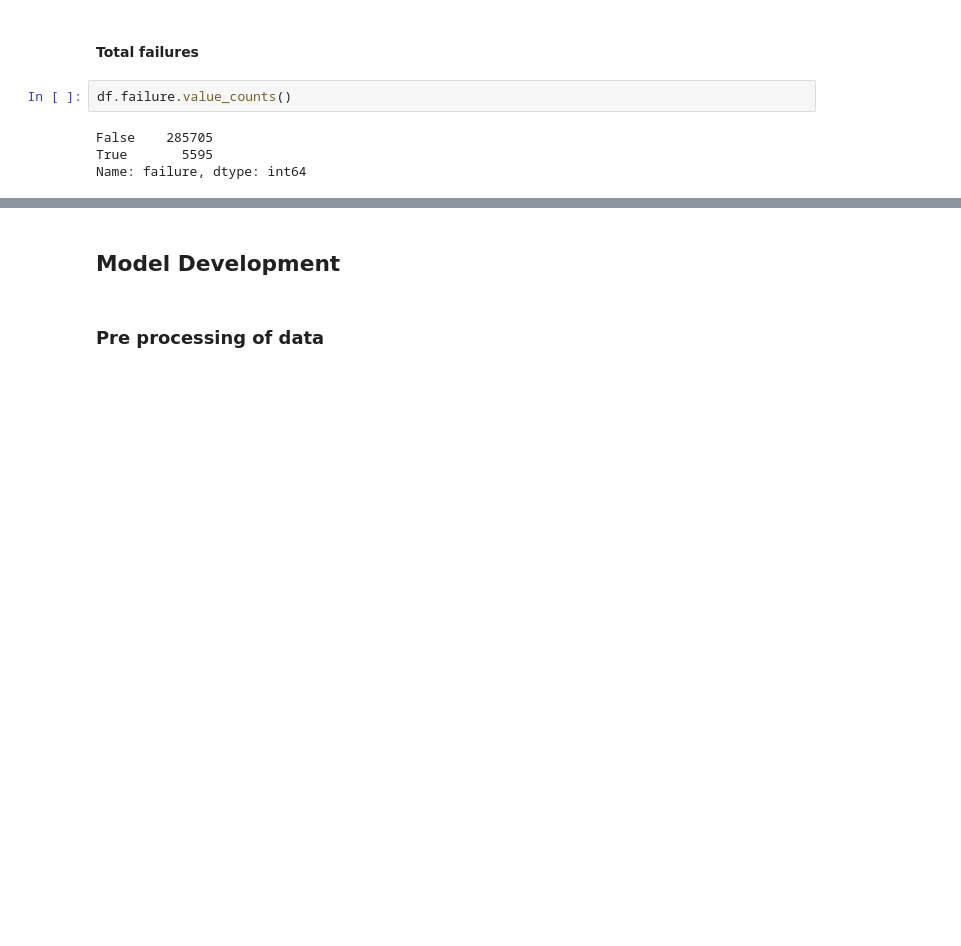
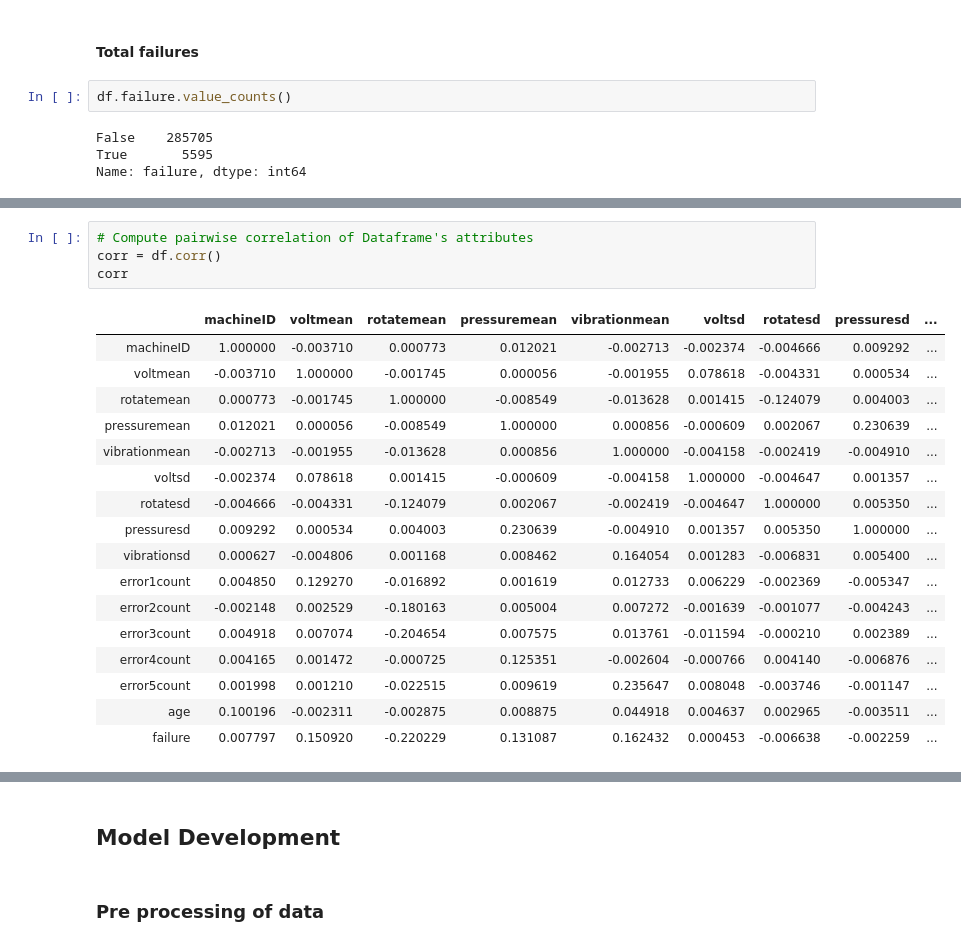
Before and after one commit to harshit-bajpai/Machine-learning-models, a Jupyter notebook: machine_predictive_maintenance.ipynb, the cells around one changed output, grey strips where cells are left out. Saved outputs shown, nothing was run; the diff lists cells and outputs as text; blank space fills up the shorter version.

```diff
--- a/machine_predictive_maintenance.ipynb
+++ b/machine_predictive_maintenance.ipynb
@@ -403,0 +466,22 @@ Name: failure, dtype: int64
+# %%
+# Compute pairwise correlation of Dataframe's attributes
+corr = df.corr()
+corr
+# %% [output]
+|  | machineID | voltmean | rotatemean | pressuremean | vibrationmean | voltsd | rotatesd | pressuresd | ... |
+| machineID | 1.000000 | -0.003710 | 0.000773 | 0.012021 | -0.002713 | -0.002374 | -0.004666 | 0.009292 | ... |
+| voltmean | -0.003710 | 1.000000 | -0.001745 | 0.000056 | -0.001955 | 0.078618 | -0.004331 | 0.000534 | ... |
+| rotatemean | 0.000773 | -0.001745 | 1.000000 | -0.008549 | -0.013628 | 0.001415 | -0.124079 | 0.004003 | ... |
+| pressuremean | 0.012021 | 0.000056 | -0.008549 | 1.000000 | 0.000856 | -0.000609 | 0.002067 | 0.230639 | ... |
+| vibrationmean | -0.002713 | -0.001955 | -0.013628 | 0.000856 | 1.000000 | -0.004158 | -0.002419 | -0.004910 | ... |
+| voltsd | -0.002374 | 0.078618 | 0.001415 | -0.000609 | -0.004158 | 1.000000 | -0.004647 | 0.001357 | ... |
+| rotatesd | -0.004666 | -0.004331 | -0.124079 | 0.002067 | -0.002419 | -0.004647 | 1.000000 | 0.005350 | ... |
+| pressuresd | 0.009292 | 0.000534 | 0.004003 | 0.230639 | -0.004910 | 0.001357 | 0.005350 | 1.000000 | ... |
+| vibrationsd | 0.000627 | -0.004806 | 0.001168 | 0.008462 | 0.164054 | 0.001283 | -0.006831 | 0.005400 | ... |
+| error1count | 0.004850 | 0.129270 | -0.016892 | 0.001619 | 0.012733 | 0.006229 | -0.002369 | -0.005347 | ... |
+| error2count | -0.002148 | 0.002529 | -0.180163 | 0.005004 | 0.007272 | -0.001639 | -0.001077 | -0.004243 | ... |
+| error3count | 0.004918 | 0.007074 | -0.204654 | 0.007575 | 0.013761 | -0.011594 | -0.000210 | 0.002389 | ... |
+| error4count | 0.004165 | 0.001472 | -0.000725 | 0.125351 | -0.002604 | -0.000766 | 0.004140 | -0.006876 | ... |
+| error5count | 0.001998 | 0.001210 | -0.022515 | 0.009619 | 0.235647 | 0.008048 | -0.003746 | -0.001147 | ... |
+| age | 0.100196 | -0.002311 | -0.002875 | 0.008875 | 0.044918 | 0.004637 | 0.002965 | -0.003511 | ... |
+| failure | 0.007797 | 0.150920 | -0.220229 | 0.131087 | 0.162432 | 0.000453 | -0.006638 | -0.002259 | ... |
```
Also changed, not shown: parts of 15 cells of this notebook.
